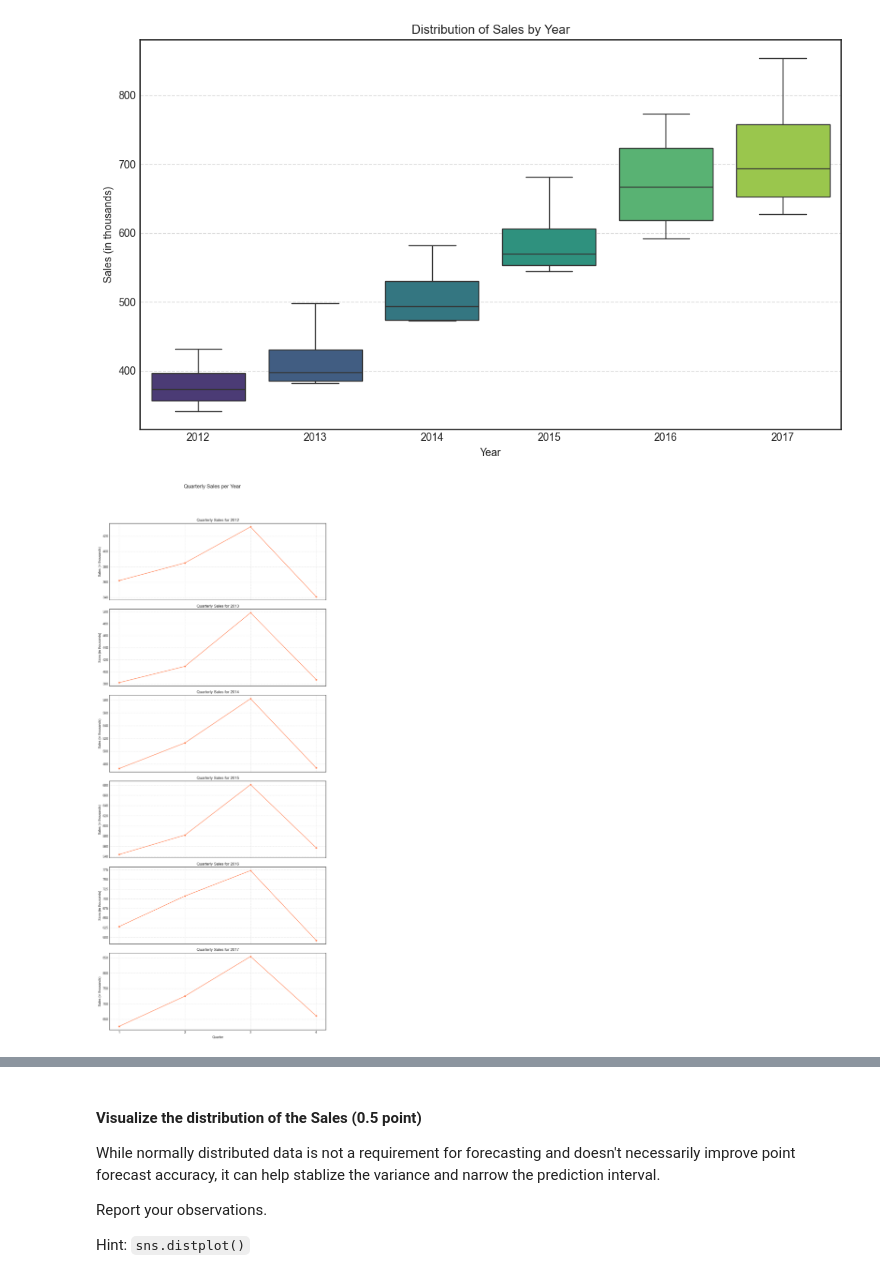
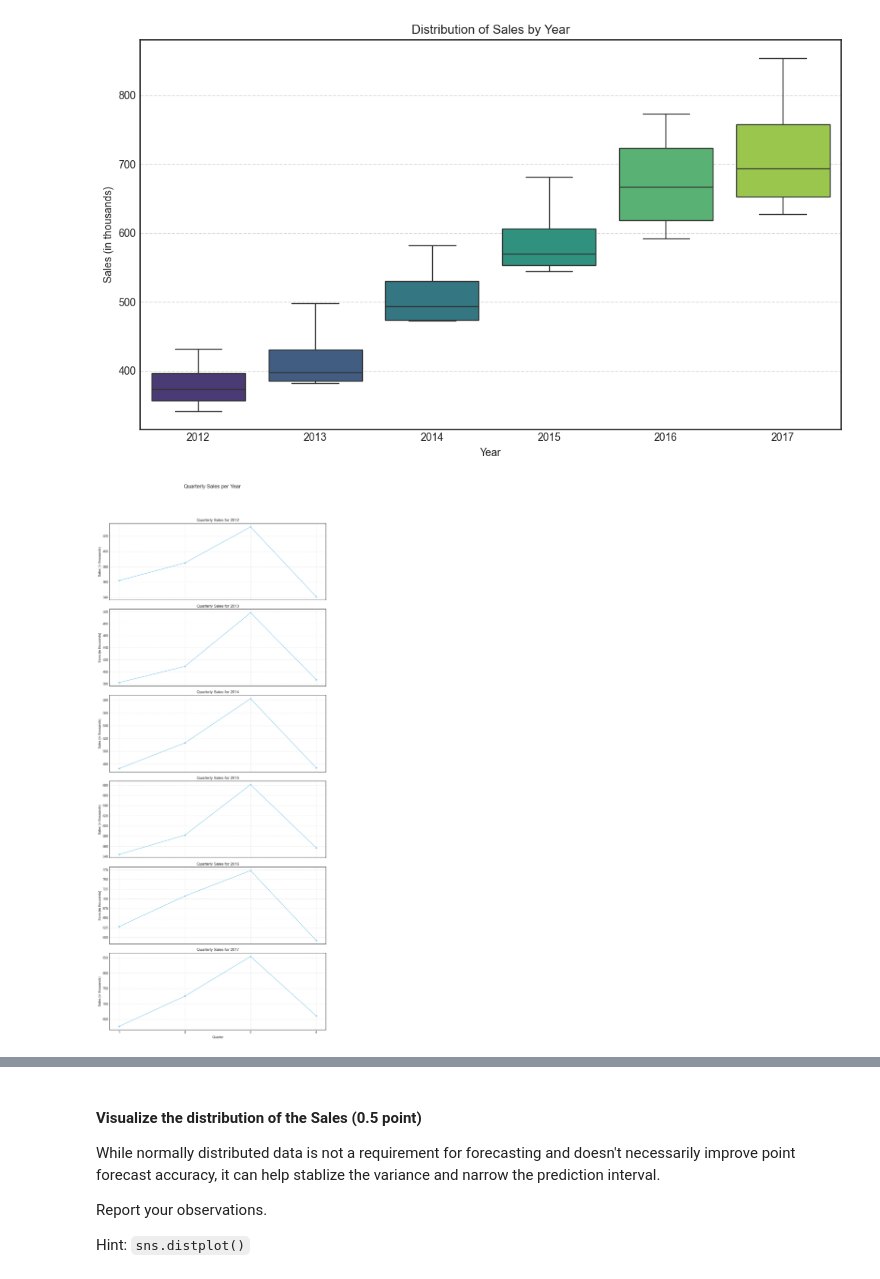
Before and after one commit to rajiv-ranjan/cds-mini-projects, a Jupyter notebook: m8/mp2/M8_NB_MiniProject_2_EDA_Timeseries.ipynb, the cells around one changed output, grey strips where cells are left out. Drawn from its saved outputs; the diff is of its cells as text; code cells hidden in the pictures.

```diff
--- a/m8/mp2/M8_NB_MiniProject_2_EDA_Timeseries.ipynb
+++ b/m8/mp2/M8_NB_MiniProject_2_EDA_Timeseries.ipynb
@@ -201,28 +220,33 @@ plt.show()
 # %%
 # Create year-wise subplots to visualize the quarterly Sales per year
 # YOUR CODE HERE
 years = sales_data["Year"].unique()
 fig, axes = plt.subplots(
     nrows=len(years), ncols=1, figsize=(10, 4 * len(years)), sharex=True
 )
 axes = axes.flatten()  # Flatten in case there's only one year
 
 for i, year in enumerate(years):
     yearly_data = sales_data[sales_data["Year"] == year]
     sns.lineplot(
-        x="Quarter", y="Sales", data=yearly_data, marker="o", ax=axes[i], color="coral"
+        x="Quarter",
+        y="Sales",
+        data=yearly_data,
+        marker="o",
+        ax=axes[i],
+        color="skyblue",
     )
     axes[i].set_title(f"Quarterly Sales for {year}")
     axes[i].set_xlabel("Quarter")
     axes[i].set_ylabel("Sales (in thousands)")
     axes[i].set_xticks([1, 2, 3, 4])
     axes[i].grid(True, linestyle="--", alpha=0.6)
 
 plt.suptitle("Quarterly Sales per Year", y=1.02, fontsize=16)
 plt.tight_layout(rect=[0, 0.03, 1, 0.98])  # Adjust layout to prevent title overlap
 plt.show()
 # %% [output]
-[figure, old version]
+[figure, new version]
 # %%
 # Percentage growth each year
 # YOUR CODE HERE
```
Also changed, not shown: parts of 9 cells of this notebook, 4 other files.
